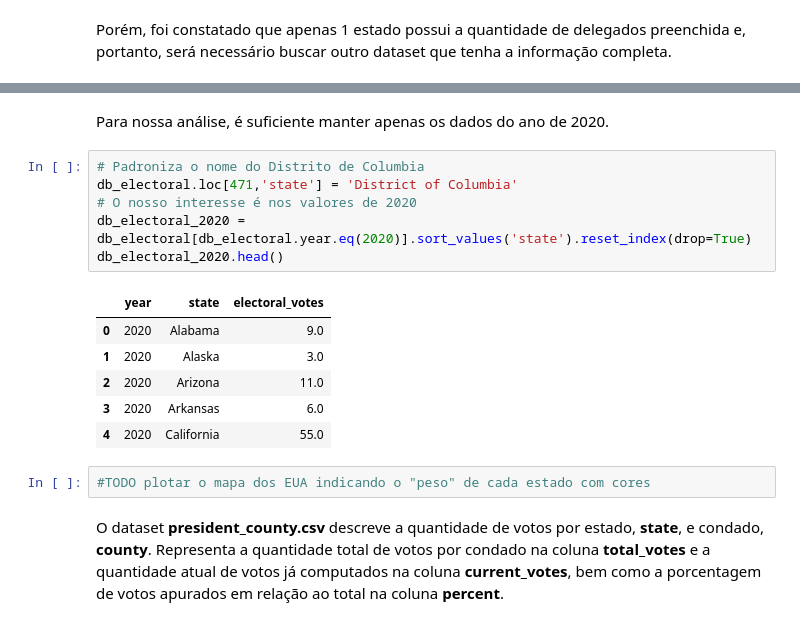
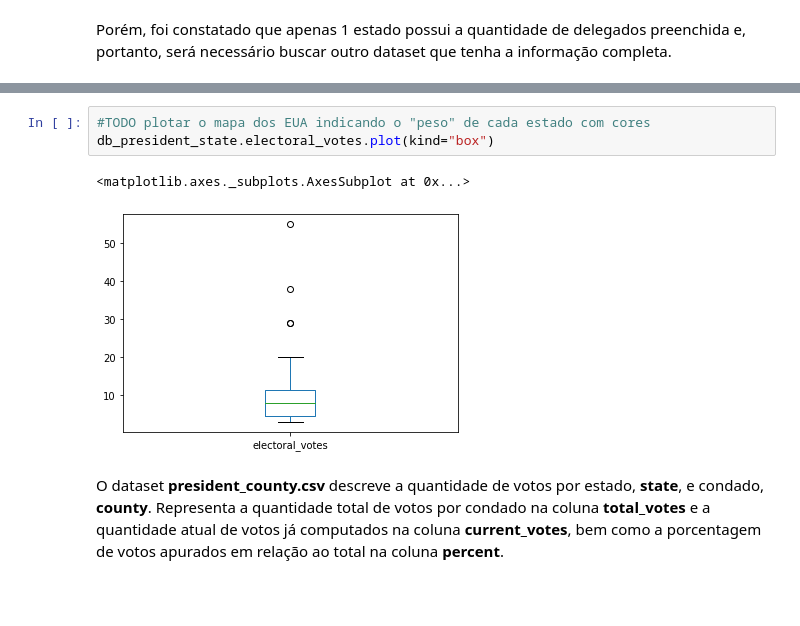
Before and after one commit to bmnds/uea-data-science-03-statistics, a Jupyter notebook: [Estatística04]_Trabalho_Final.ipynb, the cells around one changed output, grey strips where cells are left out. Drawn from its saved outputs; the diff is of its cells as text; blank space fills up the shorter version.

```diff
--- a/[Estatística04]_Trabalho_Final.ipynb
+++ b/[Estatística04]_Trabalho_Final.ipynb
@@ -140,20 +115,9 @@ db_electoral.head()
-# %% [markdown]
-Para nossa análise, é suficiente manter apenas os dados do ano de 2020.
-# %%
-# Padroniza o nome do Distrito de Columbia
-db_electoral.loc[471,'state'] = 'District of Columbia'
-# O nosso interesse é nos valores de 2020
-db_electoral_2020 = db_electoral[db_electoral.year.eq(2020)].sort_values('state').reset_index(drop=True)
-db_electoral_2020.head()
-# %% [output]
-|  | year | state | electoral_votes |
-| 0 | 2020 | Alabama | 9.0 |
-| 1 | 2020 | Alaska | 3.0 |
-| 2 | 2020 | Arizona | 11.0 |
-| 3 | 2020 | Arkansas | 6.0 |
-| 4 | 2020 | California | 55.0 |
 # %%
 #TODO plotar o mapa dos EUA indicando o "peso" de cada estado com cores
+db_president_state.electoral_votes.plot(kind="box")
+# %% [output]
+<matplotlib.axes._subplots.AxesSubplot at 0x...>
+[figure, added]
 # %% [markdown]
 O dataset **president_county.csv** descreve a quantidade de votos por estado, **state**, e condado, **county**. Representa a quantidade total de votos por condado na coluna **total_votes** e a quantidade atual de votos já computados na coluna **current_votes**, bem como a porcentagem de votos apurados em relação ao total na coluna **percent**.
 # %%
```
Also changed, not shown: parts of 18 cells of this notebook.
